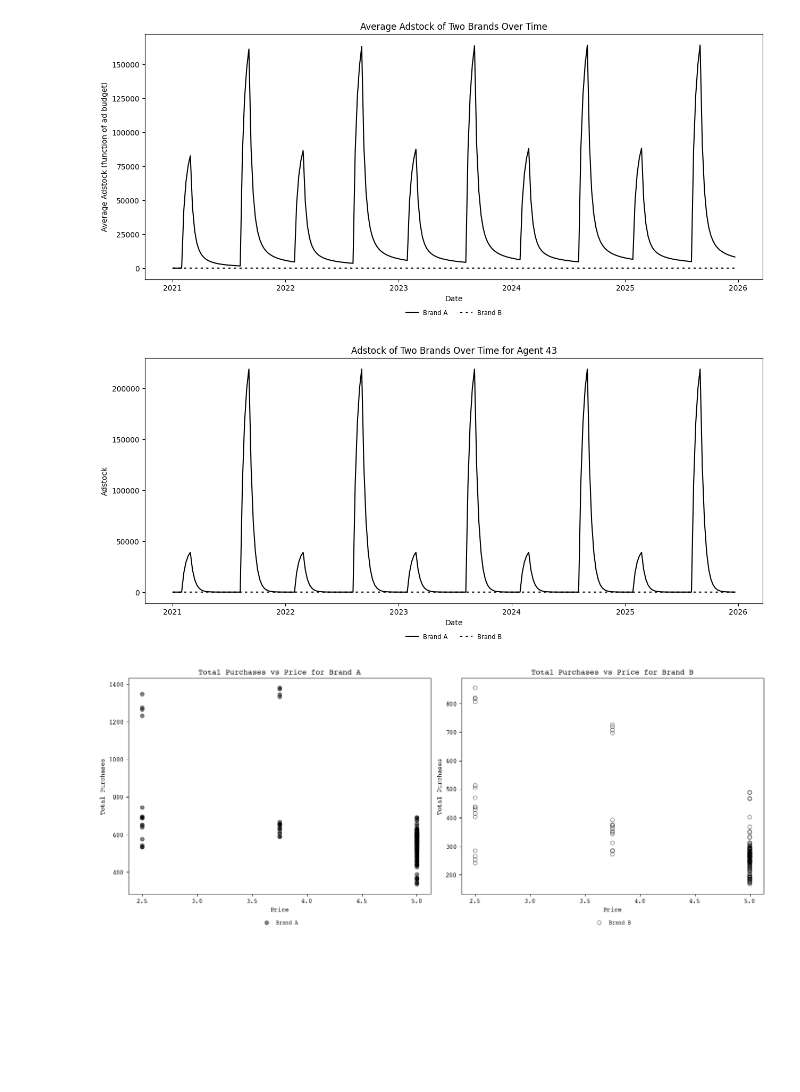
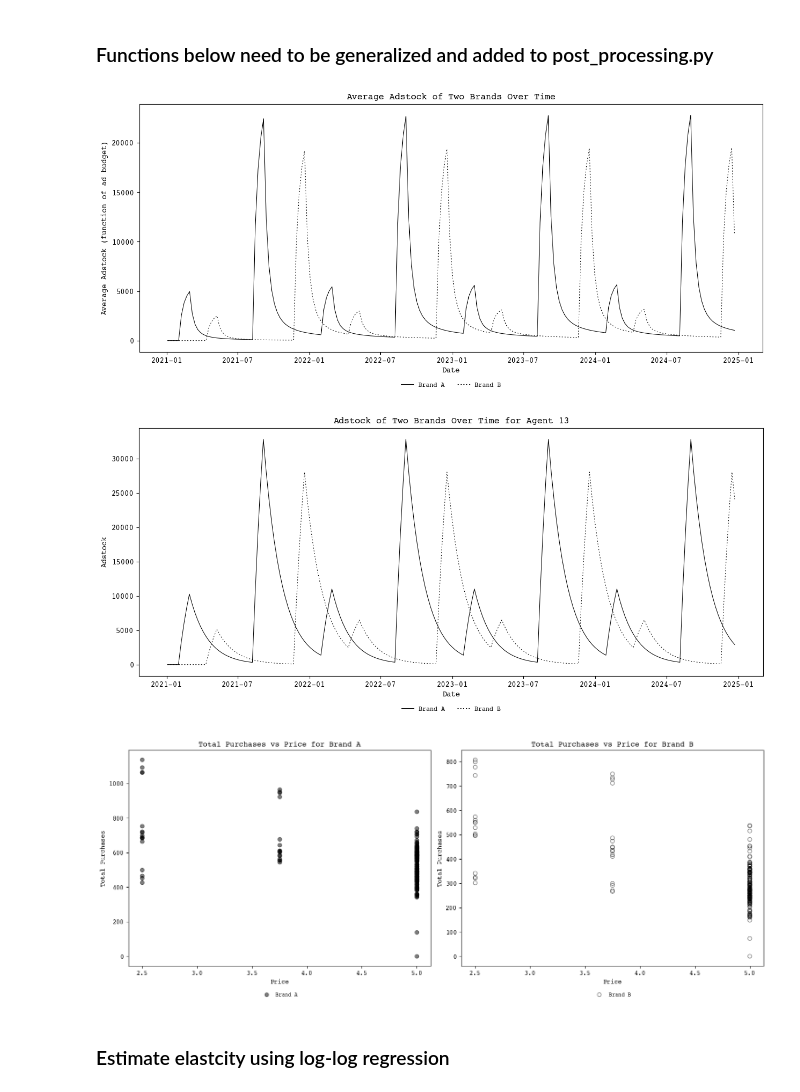
Before and after one commit to mcfitzgerald/consumer-abm, a Jupyter notebook: output_post_processing.ipynb, the cells around one changed output. Drawn from its saved outputs; the diff is of its cells as text; code cells hidden in the pictures; blank space fills up the shorter version.

```diff
--- a/output_post_processing.ipynb
+++ b/output_post_processing.ipynb
@@ -4,5 +7,19 @@ import matplotlib.pyplot as plt
 from cabm import post_processing as ppr
+# %%
+# Figure setup
+# Set the font to Courier
+mpl.rcParams['font.family'] = 'Courier'
+
+# Set the line weight to thin
+mpl.rcParams['lines.linewidth'] = 0.75
+
+# Set the color scheme to black and white
+mpl.rcParams['text.color'] = 'black'
+mpl.rcParams['axes.labelcolor'] = 'black'
+mpl.rcParams['xtick.color'] = 'black'
+mpl.rcParams['ytick.color'] = 'black'
+mpl.rcParams['axes.edgecolor'] = 'black'
 # %%
-agent_df = pd.read_pickle('agent_output_A_ADS_ONLY.pkl')
+agent_df = pd.read_pickle('SIM_OUTPUTS/agent_output_A_and_B_All.pkl')
 # %%
 agent_df = ppr.add_date_column(agent_df)
@@ -120,3 +32,5 @@ total_purchases_df['Total_Sales_B'] = total_purchases_df['Total_Sales_B'].astype
+# %% [markdown]
+### Functions below need to be generalized and added to post_processing.py
 # %%
 def calculate_average_adstock(agent_df):
     '''
@@ -164,5 +78,5 @@ plt.legend(loc='upper center', bbox_to_anchor=(0.5, -0.10), ncol=2, fontsize='sm
 plt.savefig("adstock_no_ad.png", dpi=200)
 plt.show()
 # %% [output]
-[figure, old version]
+[figure, new version]
 # %%
@@ -200,14 +112,14 @@ def plot_agent_adstock(agent_df, agent_id):
 
     plt.show()
 # %%
-plot_agent_adstock(agent_df, 43)
+plot_agent_adstock(agent_df, 13)
 # %% [output]
-[figure, old version]
+[figure, new version]
 # %%
 fig, axs = plt.subplots(1, 2, figsize=(15,6))
 
 # Scatter plot for Brand A with filled black circles and transparency
-axs[0].scatter(total_purchases_df['Price_A'], total_purchases_df['Total_Purchases_A'],
+axs[0].scatter(aggregate_df['price_A'], aggregate_df['Total_Purchases_A'],
             label='Brand A', color='black', alpha=0.5)
 axs[0].set_title('Total Purchases vs Price for Brand A')
 axs[0].set_xlabel('Price')
@@ -215,7 +127,7 @@ axs[0].set_ylabel('Total Purchases')
 axs[0].legend(loc='upper center', bbox_to_anchor=(0.5, -0.10), ncol=2, fontsize='small', frameon=False)
 
 # Scatter plot for Brand B with unfilled black circles and transparency
-axs[1].scatter(total_purchases_df['Price_B'], total_purchases_df['Total_Purchases_B'],
+axs[1].scatter(aggregate_df['price_B'], aggregate_df['Total_Purchases_B'],
             label='Brand B', facecolor='none', edgecolor='black', alpha=0.5)
 axs[1].set_title('Total Purchases vs Price for Brand B')
 axs[1].set_xlabel('Price')
@@ -225,6 +137,8 @@ axs[1].legend(loc='upper center', bbox_to_anchor=(0.5, -0.10), ncol=2, fontsize=
 plt.tight_layout()
 plt.show()
 # %% [output]
-[figure, old version]
+[figure, new version]
+# %% [markdown]
+### Estimate elastcity using log-log regression
 # %%
 # Take the natural log of 'Total_Purchases_A' and 'Price_A' for Brand A
```
Also changed, not shown: parts of 29 cells of this notebook, 4 other files.
